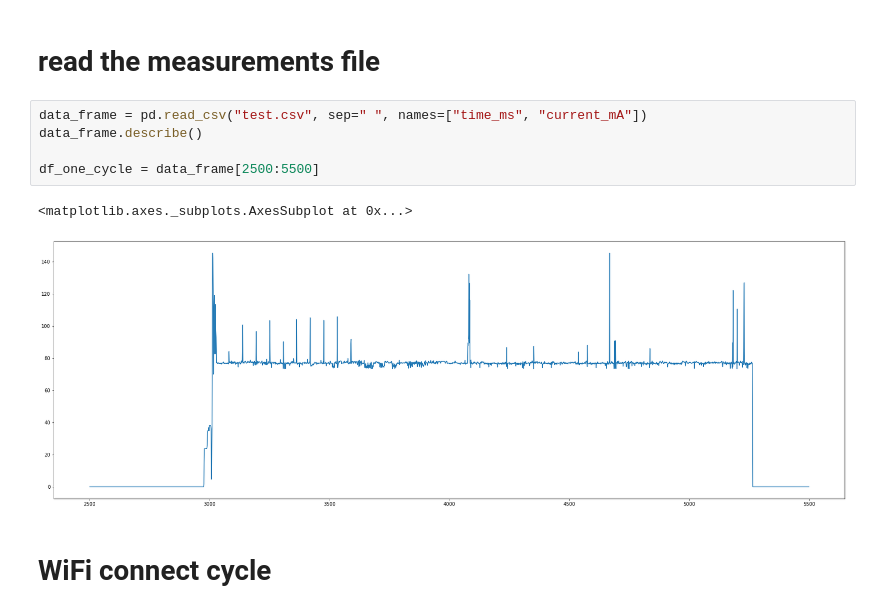
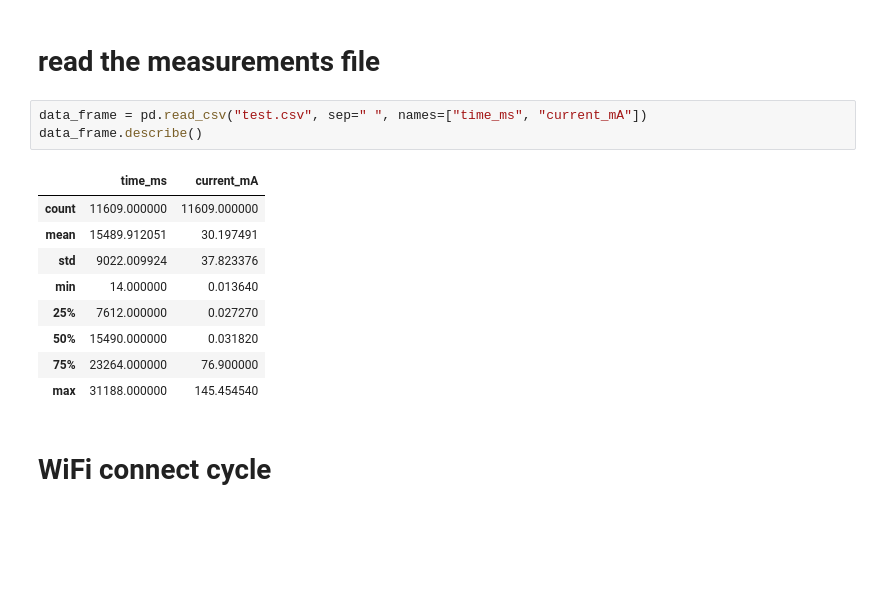
Before and after one commit to widmannthomas/dibse_integratives_gesamt_projekt, a Jupyter notebook: current_sensor/current_analysis.ipynb, the cells around one changed output. Saved outputs shown, nothing was run; the diff lists cells and outputs as text; blank space fills up the shorter version.

Commit message:
current jupyter

```diff
--- a/current_sensor/current_analysis.ipynb
+++ b/current_sensor/current_analysis.ipynb
@@ -8,11 +8,16 @@ plt.rcParams["figure.figsize"] = (30,10)
 # %%
 data_frame = pd.read_csv("test.csv", sep=" ", names=["time_ms", "current_mA"])
 data_frame.describe()
-
-df_one_cycle = data_frame[2500:5500]
 # %% [output]
-<matplotlib.axes._subplots.AxesSubplot at 0x...>
-[figure, removed]
+|  | time_ms | current_mA |
+| count | 11609.000000 | 11609.000000 |
+| mean | 15489.912051 | 30.197491 |
+| std | 9022.009924 | 37.823376 |
+| min | 14.000000 | 0.013640 |
+| 25% | 7612.000000 | 0.027270 |
+| 50% | 15490.000000 | 0.031820 |
+| 75% | 23264.000000 | 76.900000 |
+| max | 31188.000000 | 145.454540 |
 # %% [markdown]
 # WiFi connect cycle
 # %%
```
Also changed, not shown: parts of 1 cell of this notebook.
